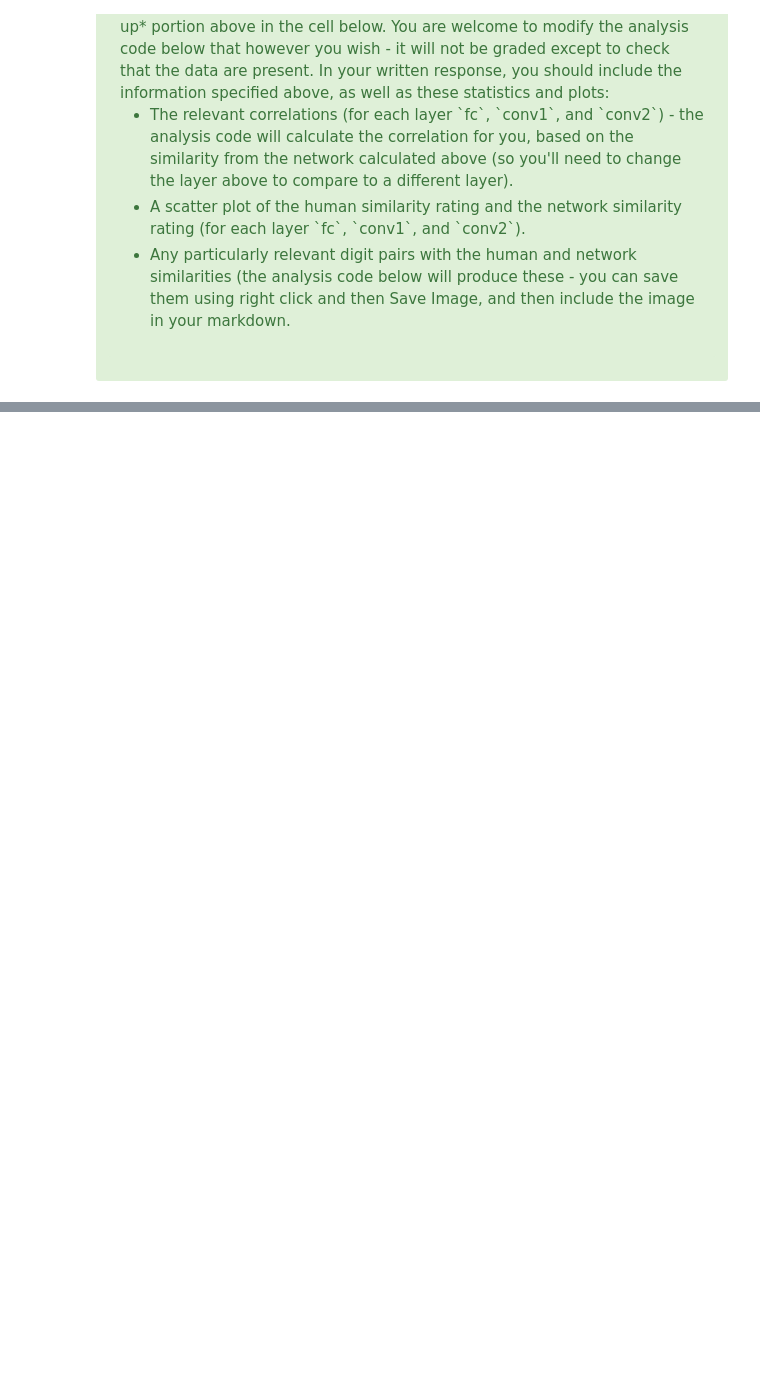
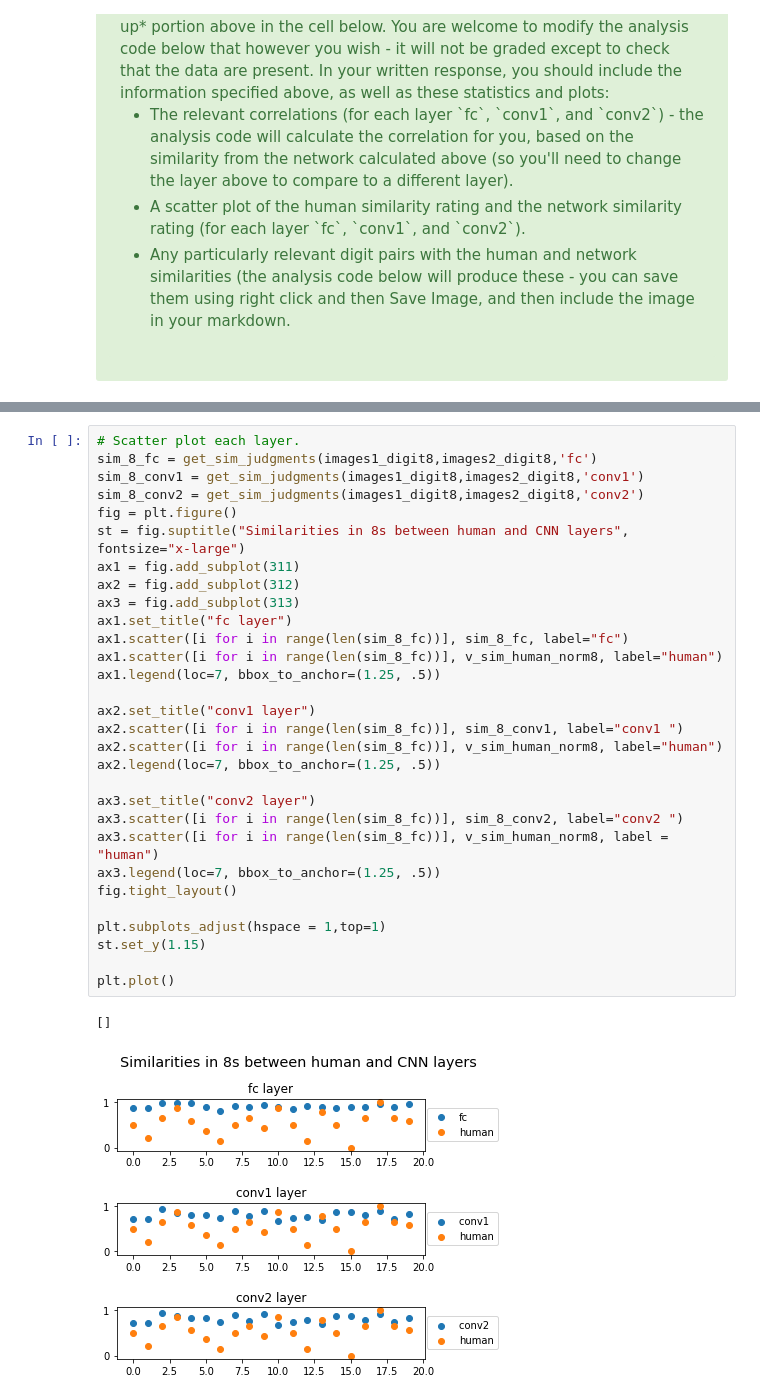
Before and after one commit to alcofrisbas/cs328ps6, a Jupyter notebook: CS328-ConvNet.ipynb, the cells around one changed output, grey strips where cells are left out. Saved outputs shown, nothing was run; the diff lists cells and outputs as text; blank space fills up the shorter version.

```diff
--- a/CS328-ConvNet.ipynb
+++ b/CS328-ConvNet.ipynb
@@ -711,0 +722,33 @@ npairs: 20
+# %%
+# Scatter plot each layer.
+sim_8_fc = get_sim_judgments(images1_digit8,images2_digit8,'fc')
+sim_8_conv1 = get_sim_judgments(images1_digit8,images2_digit8,'conv1')
+sim_8_conv2 = get_sim_judgments(images1_digit8,images2_digit8,'conv2')
+fig = plt.figure()
+st = fig.suptitle("Similarities in 8s between human and CNN layers", fontsize="x-large")
+ax1 = fig.add_subplot(311)
+ax2 = fig.add_subplot(312)
+ax3 = fig.add_subplot(313)
+ax1.set_title("fc layer")
+ax1.scatter([i for i in range(len(sim_8_fc))], sim_8_fc, label="fc")
+ax1.scatter([i for i in range(len(sim_8_fc))], v_sim_human_norm8, label="human")
+ax1.legend(loc=7, bbox_to_anchor=(1.25, .5))
+
+ax2.set_title("conv1 layer")
+ax2.scatter([i for i in range(len(sim_8_fc))], sim_8_conv1, label="conv1 ")
+ax2.scatter([i for i in range(len(sim_8_fc))], v_sim_human_norm8, label="human")
+ax2.legend(loc=7, bbox_to_anchor=(1.25, .5))
+
+ax3.set_title("conv2 layer")
+ax3.scatter([i for i in range(len(sim_8_fc))], sim_8_conv2, label="conv2 ")
+ax3.scatter([i for i in range(len(sim_8_fc))], v_sim_human_norm8, label = "human")
+ax3.legend(loc=7, bbox_to_anchor=(1.25, .5))
+fig.tight_layout()
+
+plt.subplots_adjust(hspace = 1,top=1)
+st.set_y(1.15)
+
+plt.plot()
+# %% [output]
+[]
+[figure, added]
```
Also changed, not shown: parts of 14 cells of this notebook, 1 other file.
